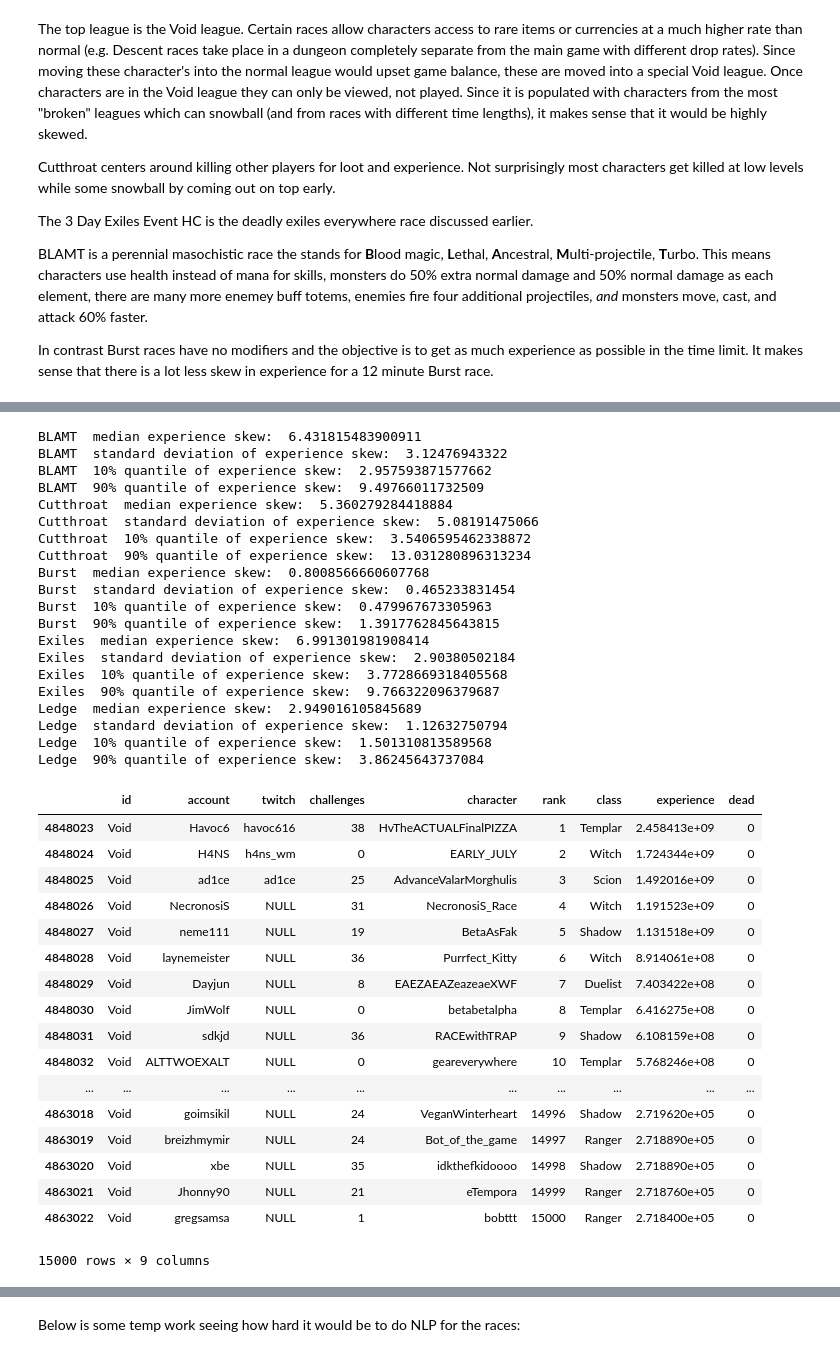
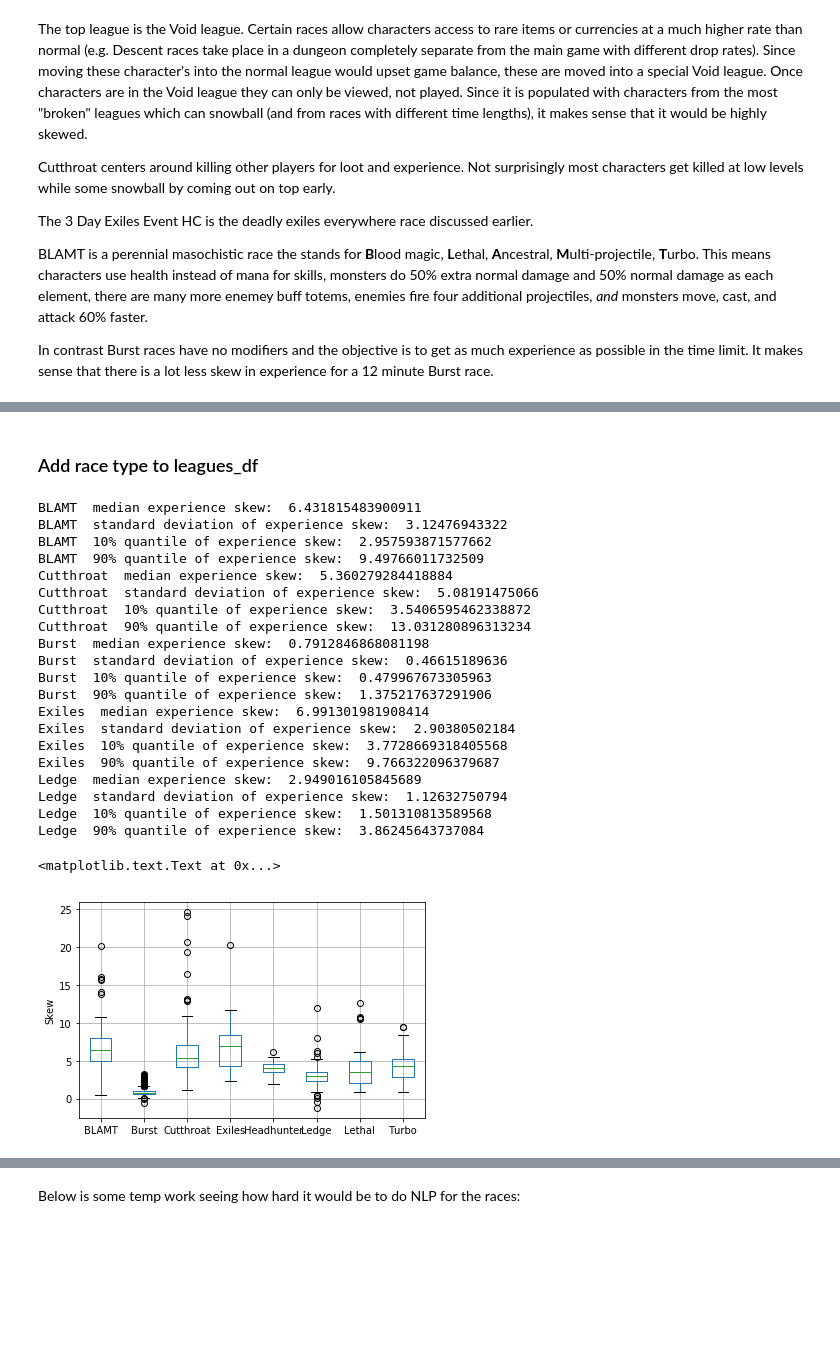
Before and after one commit to stevejbrown/PoE-analysis, a Jupyter notebook: notebooks/analysis.ipynb, the cells around one changed output, grey strips where cells are left out. Saved outputs shown, nothing was run; the diff lists cells and outputs as text; code cells hidden in the pictures; blank space fills up the shorter version.

```diff
--- a/POE analysis.ipynb
+++ b/notebooks/analysis.ipynb
@@ -2,8 +2,9 @@
 import sqlite3
 import pandas as pd
 import matplotlib.pyplot as plt
+import numpy as np
 
-conn = sqlite3.connect('official_api_tools/poe_races.db')
+conn = sqlite3.connect('../data/poe_races.db')
 # %%
 c = conn.cursor()
 # %% [markdown]
@@ -713,7 +698,13 @@ In contrast Burst races have no modifiers and the objective is to get as much ex
+# %%
+leagues_df['skew'] = get_race_skews(ladders_df)
+# %% [markdown]
+### Add race type to leagues_df
+# %%
+for race_type in ['BLAMT', 'Cutthroat', 'Burst', 'Exiles', 'Ledge', 'Headhunter', 'Turbo', 'Lethal']:
+    leagues_df.loc[leagues_df['id'].str.contains(race_type), 'race_type'] = race_type
 # %%
 for race_type in ['BLAMT', 'Cutthroat', 'Burst', 'Exiles', 'Ledge']:
-    race_type_ladders = ladders_df[ladders_df['id'].str.contains(race_type)]
-    race_skews= get_race_skews(race_type_ladders)
+    race_skews= leagues_df[leagues_df['race_type'] == race_type]['skew']
     skew_median = race_skews.median()
     skew_std = race_skews.std()
     skew_10_quantile = race_skews.quantile(q=0.1)
@@ -731,10 +722,10 @@ Cutthroat  median experience skew:  5.360279284418884
 Cutthroat  standard deviation of experience skew:  5.08191475066
 Cutthroat  10% quantile of experience skew:  3.5406595462338872
 Cutthroat  90% quantile of experience skew:  13.031280896313234
-Burst  median experience skew:  0.8008566660607768
-Burst  standard deviation of experience skew:  0.465233831454
+Burst  median experience skew:  0.7912846868081198
+Burst  standard deviation of experience skew:  0.46615189636
 Burst  10% quantile of experience skew:  0.479967673305963
-Burst  90% quantile of experience skew:  1.3917762845643815
+Burst  90% quantile of experience skew:  1.375217637291906
 Exiles  median experience skew:  6.991301981908414
 Exiles  standard deviation of experience skew:  2.90380502184
 Exiles  10% quantile of experience skew:  3.7728669318405568
@@ -743,24 +734,12 @@ Ledge  median experience skew:  2.949016105845689
 Ledge  standard deviation of experience skew:  1.12632750794
 Ledge  10% quantile of experience skew:  1.501310813589568
 Ledge  90% quantile of experience skew:  3.86245643737084
-# %%
-ladders_df[ladders_df['id'] == 'Void']
-# %% [output]
-|  | id | account | twitch | challenges | character | rank | class | experience | dead |
-| 4848023 | Void | Havoc6 | havoc616 | 38 | HvTheACTUALFinalPIZZA | 1 | Templar | 2.458413e+09 | 0 |
-| 4848024 | Void | H4NS | h4ns_wm | 0 | EARLY_JULY | 2 | Witch | 1.724344e+09 | 0 |
-| 4848025 | Void | ad1ce | ad1ce | 25 | AdvanceValarMorghulis | 3 | Scion | 1.492016e+09 | 0 |
-| 4848026 | Void | NecronosiS | NULL | 31 | NecronosiS_Race | 4 | Witch | 1.191523e+09 | 0 |
-| 4848027 | Void | neme111 | NULL | 19 | BetaAsFak | 5 | Shadow | 1.131518e+09 | 0 |
-| 4848028 | Void | laynemeister | NULL | 36 | Purrfect_Kitty | 6 | Witch | 8.914061e+08 | 0 |
-| 4848029 | Void | Dayjun | NULL | 8 | EAEZAEAZeazeaeXWF | 7 | Duelist | 7.403422e+08 | 0 |
-| 4848030 | Void | JimWolf | NULL | 0 | betabetalpha | 8 | Templar | 6.416275e+08 | 0 |
-| 4848031 | Void | sdkjd | NULL | 36 | RACEwithTRAP | 9 | Shadow | 6.108159e+08 | 0 |
-| 4848032 | Void | ALTTWOEXALT | NULL | 0 | geareverywhere | 10 | Templar | 5.768246e+08 | 0 |
-| ... | ... | ... | ... | ... | ... | ... | ... | ... | ... |
-| 4863018 | Void | goimsikil | NULL | 24 | VeganWinterheart | 14996 | Shadow | 2.719620e+05 | 0 |
-| 4863019 | Void | breizhmymir | NULL | 24 | Bot_of_the_game | 14997 | Ranger | 2.718890e+05 | 0 |
-| 4863020 | Void | xbe | NULL | 35 | idkthefkidoooo | 14998 | Shadow | 2.718890e+05 | 0 |
-| 4863021 | Void | Jhonny90 | NULL | 21 | eTempora | 14999 | Ranger | 2.718760e+05 | 0 |
-| 4863022 | Void | gregsamsa | NULL | 1 | bobttt | 15000 | Ranger | 2.718400e+05 | 0 |
-15000 rows × 9 columns
+# %%
+leagues_df.boxplot(column='skew', by='race_type')
+plt.title('')
+plt.suptitle('')
+plt.ylabel('Skew')
+plt.xlabel('')
+# %% [output]
+<matplotlib.text.Text at 0x...>
+[figure, added]
```
Also changed, not shown: parts of 14 cells of this notebook, 4 other files.
